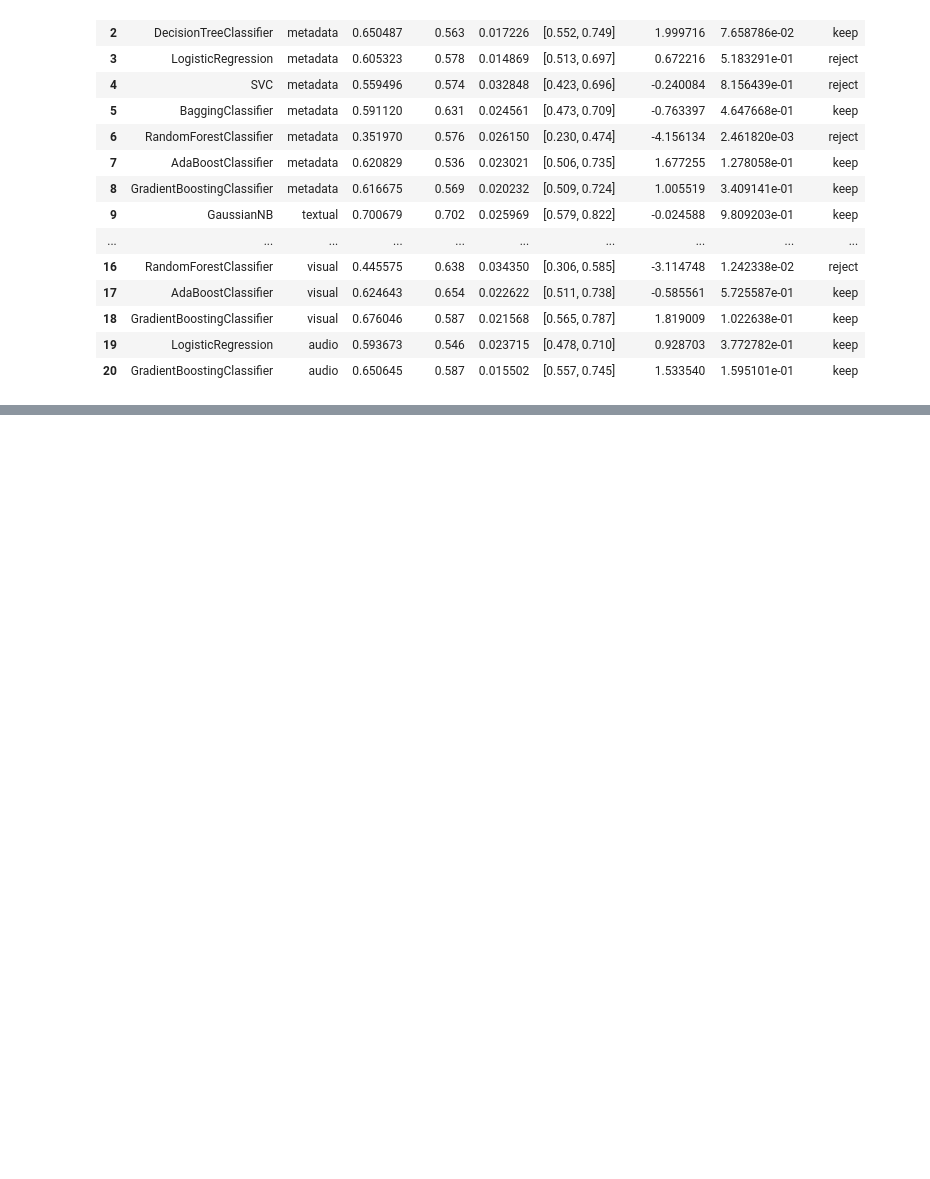
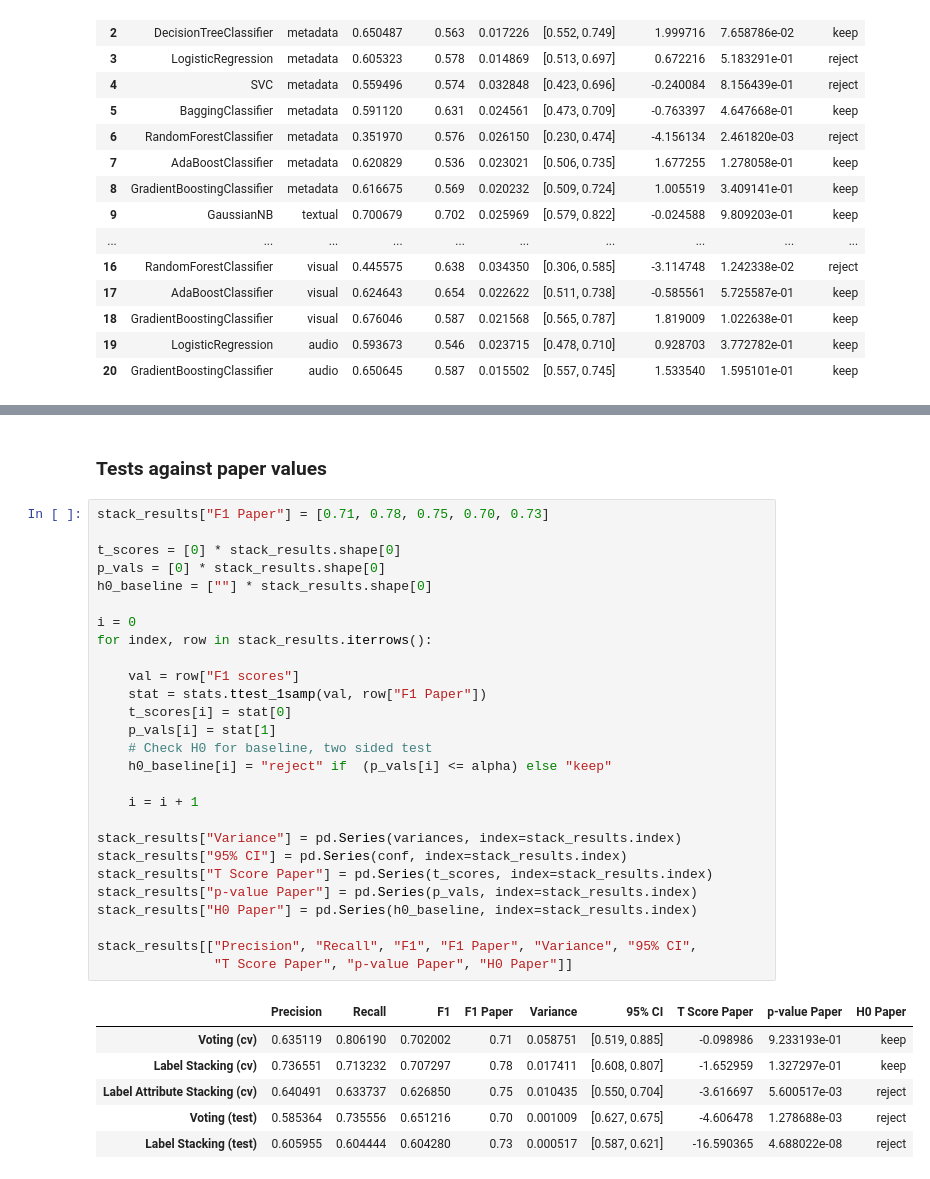
Before and after one commit to patrickFuerst/CoE_task, a Jupyter notebook: classifier_selection.ipynb, the cells around one changed output, grey strips where cells are left out. Drawn from its saved outputs; the diff is of its cells as text; blank space fills up the shorter version.

```diff
--- a/classifier_selection.ipynb
+++ b/classifier_selection.ipynb
@@ -2311,0 +2460,36 @@ Name: F1 scores, dtype: object
+# %% [markdown]
+### Tests against paper values
+# %%
+stack_results["F1 Paper"] = [0.71, 0.78, 0.75, 0.70, 0.73]
+
+t_scores = [0] * stack_results.shape[0]
+p_vals = [0] * stack_results.shape[0]
+h0_baseline = [""] * stack_results.shape[0]
+
+i = 0
+for index, row in stack_results.iterrows():
+
+    val = row["F1 scores"]
+    stat = stats.ttest_1samp(val, row["F1 Paper"])
+    t_scores[i] = stat[0]
+    p_vals[i] = stat[1]
+    # Check H0 for baseline, two sided test
+    h0_baseline[i] = "reject" if  (p_vals[i] <= alpha) else "keep"
+
+    i = i + 1
+
+stack_results["Variance"] = pd.Series(variances, index=stack_results.index)
+stack_results["95% CI"] = pd.Series(conf, index=stack_results.index)
+stack_results["T Score Paper"] = pd.Series(t_scores, index=stack_results.index)
+stack_results["p-value Paper"] = pd.Series(p_vals, index=stack_results.index)
+stack_results["H0 Paper"] = pd.Series(h0_baseline, index=stack_results.index)
+
+stack_results[["Precision", "Recall", "F1", "F1 Paper", "Variance", "95% CI",
+               "T Score Paper", "p-value Paper", "H0 Paper"]]
+# %% [output]
+|  | Precision | Recall | F1 | F1 Paper | Variance | 95% CI | T Score Paper | p-value Paper | H0 Paper |
+| Voting (cv) | 0.635119 | 0.806190 | 0.702002 | 0.71 | 0.058751 | [0.519, 0.885] | -0.098986 | 9.233193e-01 | keep |
+| Label Stacking (cv) | 0.736551 | 0.713232 | 0.707297 | 0.78 | 0.017411 | [0.608, 0.807] | -1.652959 | 1.327297e-01 | keep |
+| Label Attribute Stacking (cv) | 0.640491 | 0.633737 | 0.626850 | 0.75 | 0.010435 | [0.550, 0.704] | -3.616697 | 5.600517e-03 | reject |
+| Voting (test) | 0.585364 | 0.735556 | 0.651216 | 0.70 | 0.001009 | [0.627, 0.675] | -4.606478 | 1.278688e-03 | reject |
+| Label Stacking (test) | 0.605955 | 0.604444 | 0.604280 | 0.73 | 0.000517 | [0.587, 0.621] | -16.590365 | 4.688022e-08 | reject |
```
Also changed, not shown: parts of 22 cells of this notebook.
